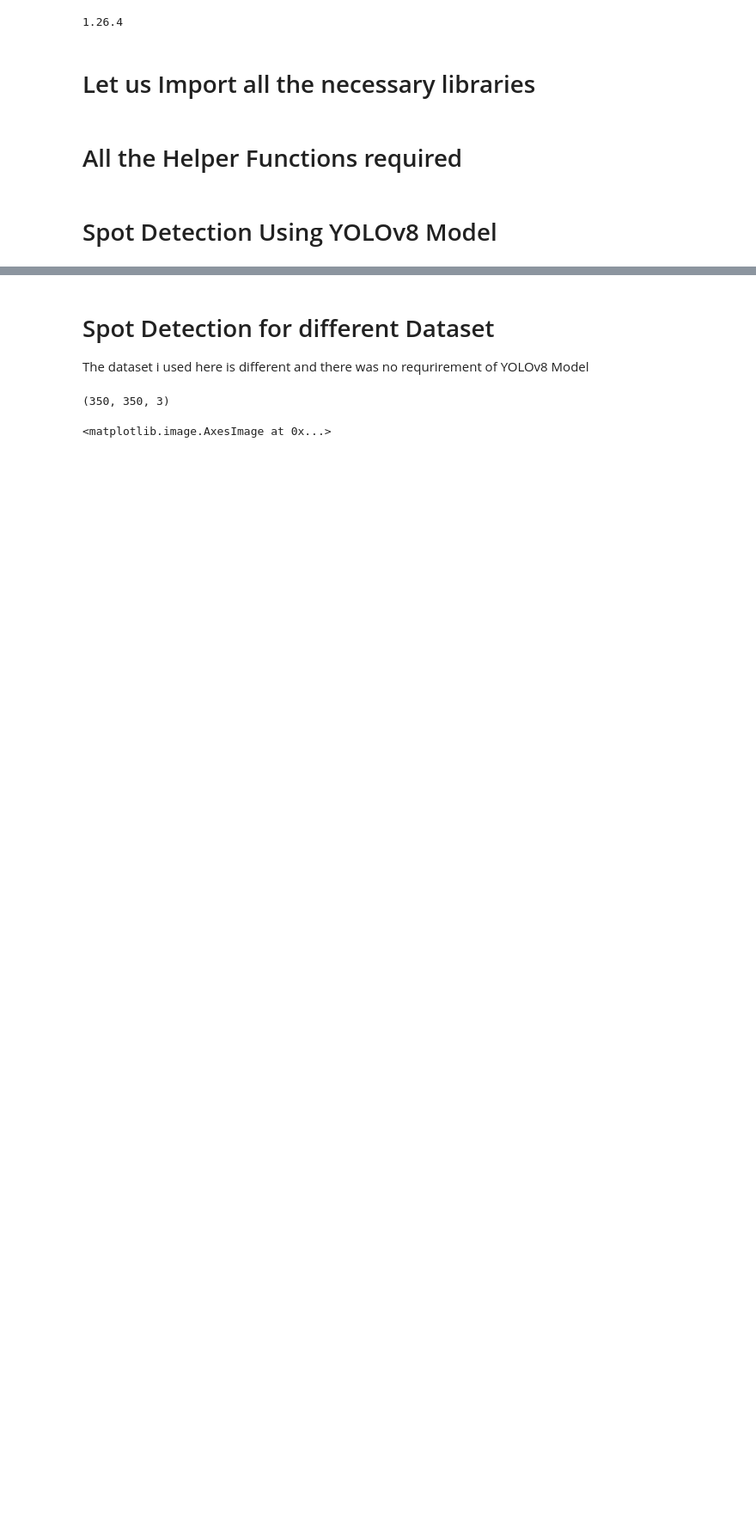
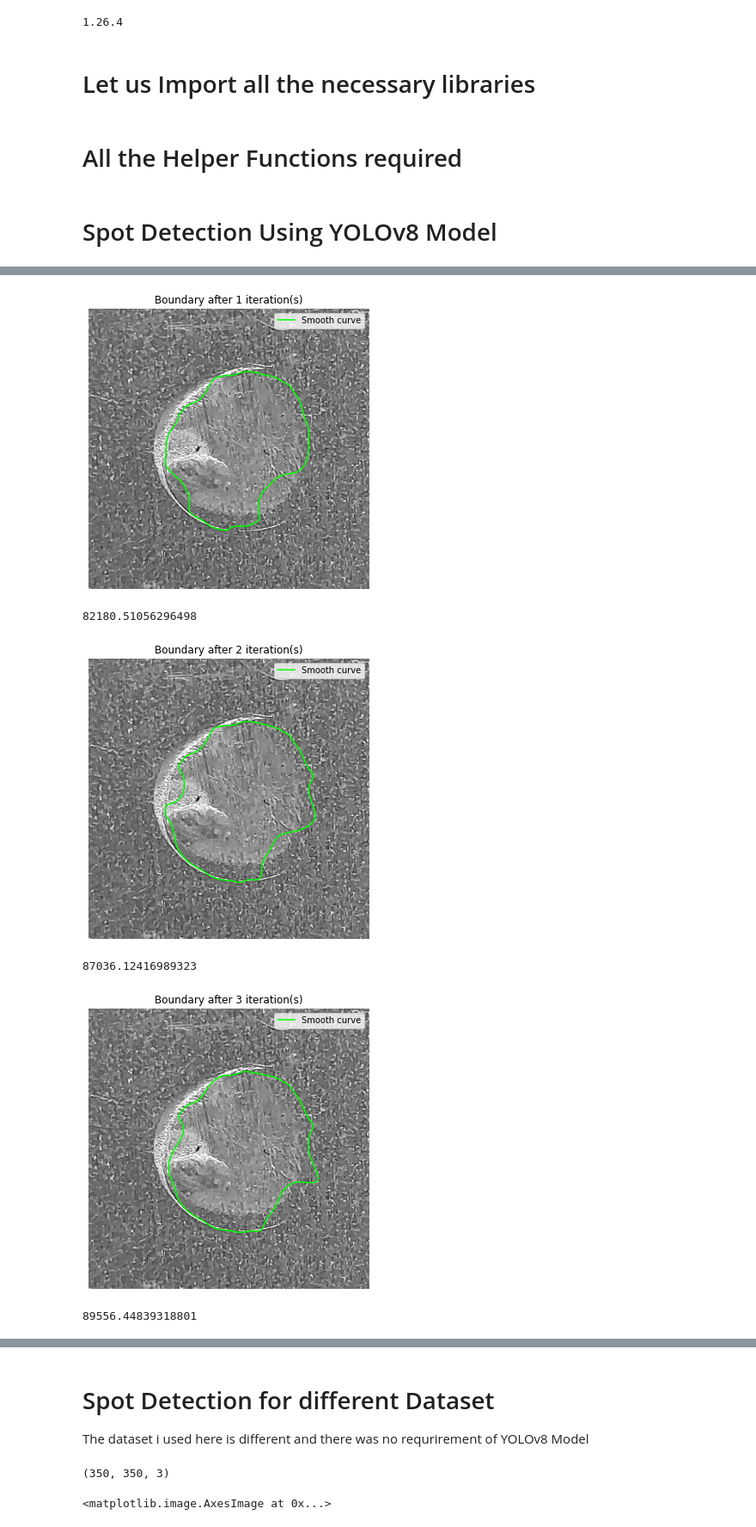
Before and after one commit to Protagonist-8/SpotProject, a Jupyter notebook: structured_spot_test.ipynb, the cells around one changed output, grey strips where cells are left out. Shown at 86% size. Cells and saved outputs as stored; diff of their text form; code cells hidden in the pictures; blank space fills up the shorter version.

```diff
--- a/structured_spot_test.ipynb
+++ b/structured_spot_test.ipynb
@@ -430,3 +579,37 @@ alpha_contour=get_smooth_alpha_shape(img=resized_gray,points=min_points,smooth=2
 # height_per_pixel = 41 / 4624  # in mm
 # x_scale = cropped_img.shape[1] / 640
 # y_scale = cropped_img[0] / 640
+# %%
+# Iterative Convergence of Alpha Shape
+iter=10
+offset_x=0
+offset_y=0
+trial_iter = alpha_contour + np.array([offset_x, offset_y])
+for i in range(iter):
+
+    scaled_trial_2 = scale_polygon_points(trial_iter, scale=1+(0.5/(i+1)))
+    trim_scaled=trim_points_inside_circle(points=scaled_trial_2,center=(cx_resized,cy_resized),radius=r_resized)
+    final_contour=merge_trim_with_circle_by_radial_sweep(trim_points=trim_scaled,circle_center=(cx_resized,cy_resized),radius=r_resized,resolution_deg=5)
+    prof,ang=extract_radial_profiles_in_region(resized_gray,cx_resized,cy_resized,r_resized,final_contour,angle_step=1)
+    points_region=min_int_points(prof,ang,cx=cx_resized,cy=cy_resized)
+    smoothed_boundary = get_smooth_alpha_shape_v2(img=resized_gray,points=points_region, smooth=2*i)
+    plt.figure(figsize=(6,6))
+    plt.imshow(resized_gray,cmap='gray')
+    # plt.plot(points_region[:,0], points_region[:,1], 'o', label='Original points')
+    plt.title(f"Boundary after {i+1} iteration(s)")
+    plt.plot(smoothed_boundary[:,0], smoothed_boundary[:,1], '-', label='Smooth curve',color='lime')
+    plt.legend()
+    plt.axis('off')
+    plt.show()
+    x_smooth, y_smooth=smoothed_boundary[:,0],smoothed_boundary[:,1]
+    trial_iter=np.column_stack((x_smooth,y_smooth))
+    polygon = Polygon(trial_iter)
+    area_pixels = polygon.area
+    print(area_pixels)
+# %% [output]
+[figure, added]
+82180.51056296498
+[figure, added]
+87036.12416989323
+[figure, added]
+89556.44839318801
```
Also changed, not shown: parts of 9 cells of this notebook.
